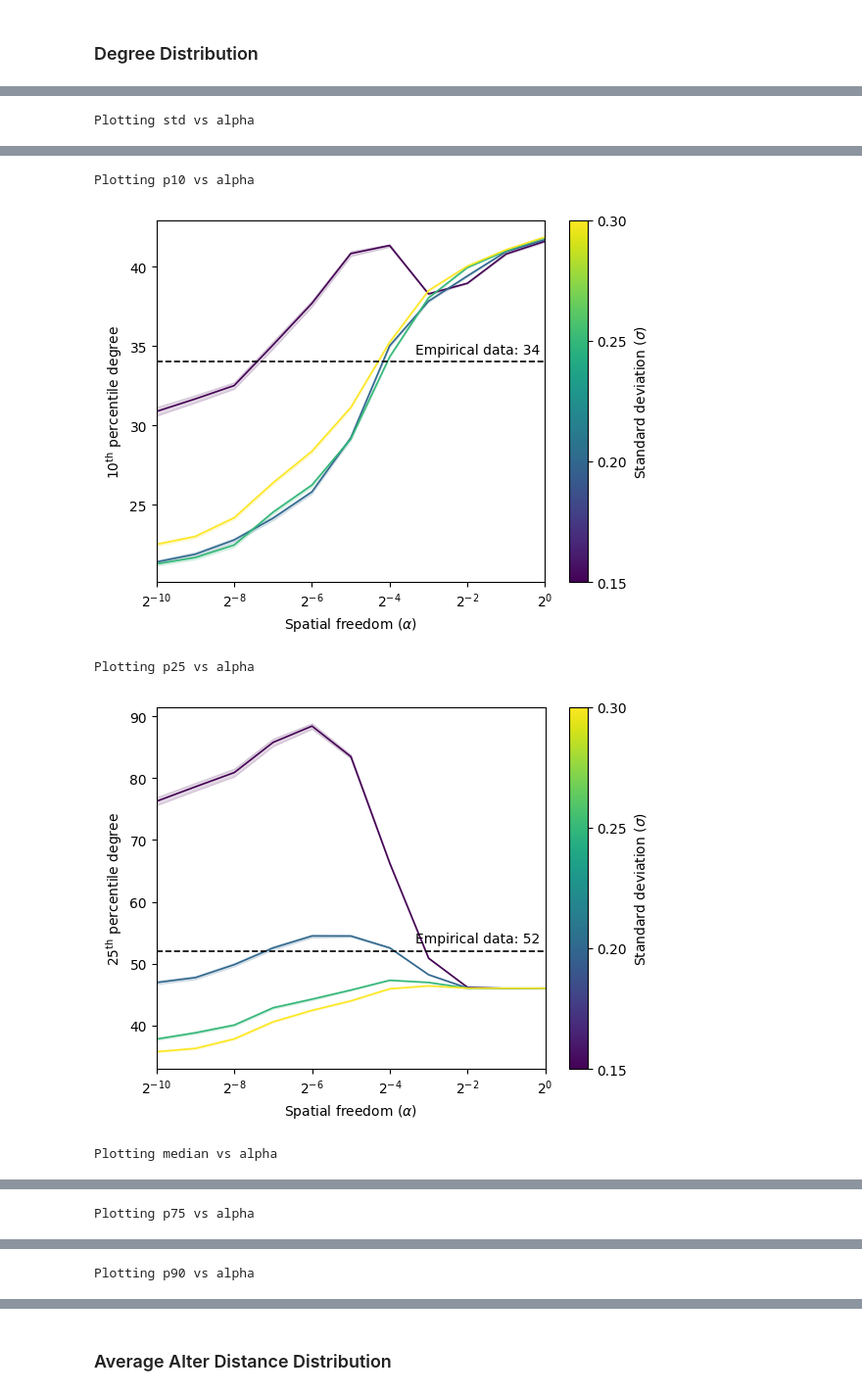
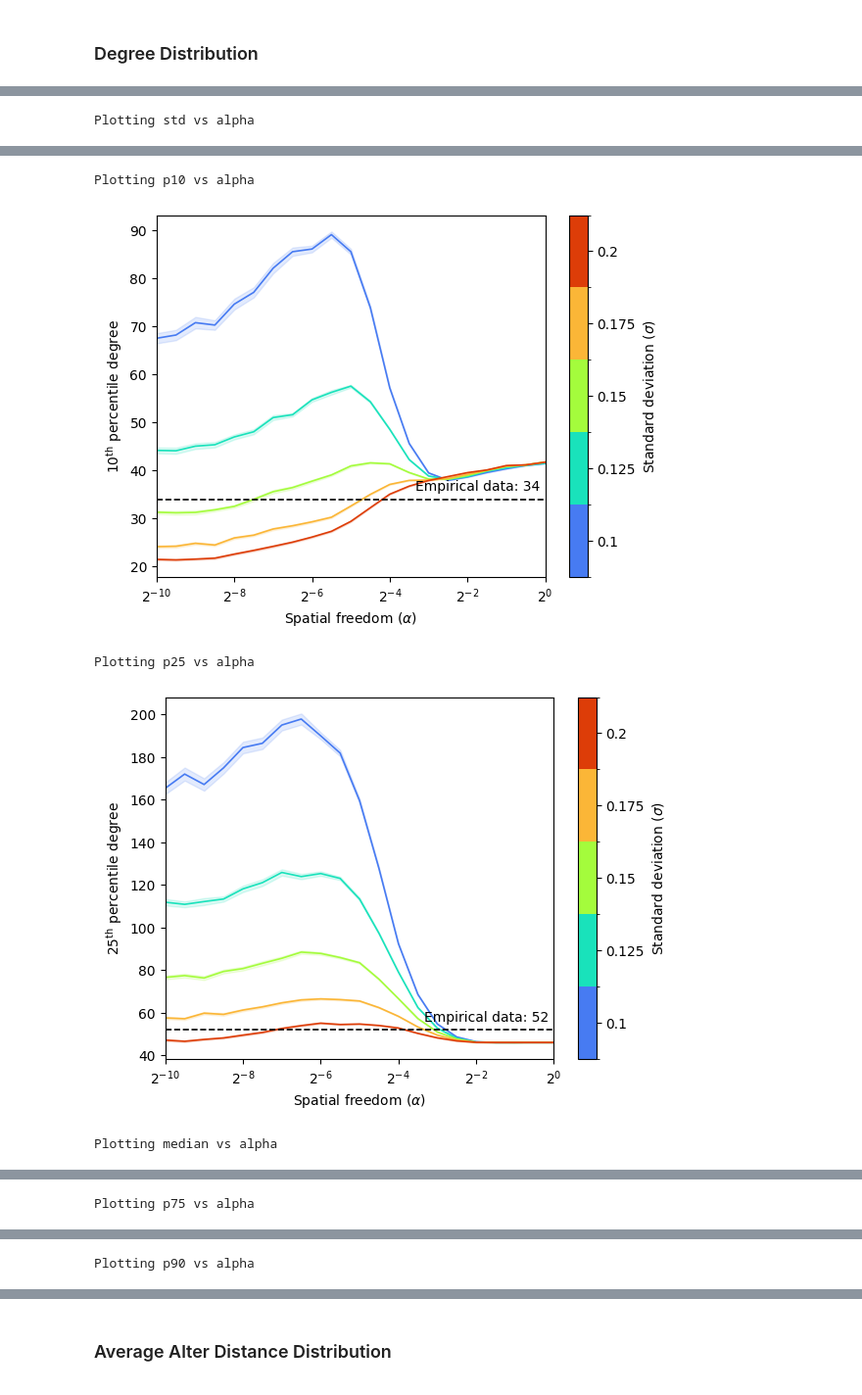
Before and after one commit to IrinaMonaEpure/MARS, a Jupyter notebook: notebooks/fit_alpha_and_std_on_max_degree.ipynb, the cells around one changed output, grey strips where cells are left out. Shown at 98% size. Drawn from its saved outputs; the diff is of its cells as text; code cells hidden in the pictures.

Commit message:
Fitting sigma using MAE and MSE

```diff
--- a/notebooks/fit_alpha_and_std_on_max_degree.ipynb
+++ b/notebooks/fit_alpha_and_std_on_max_degree.ipynb
@@ -9,7 +10,7 @@ from matplotlib.ticker import LogLocator
 ### Degree Distribution
 # %%
 
-summary_path = "../scripts/final_draft_100_degree_distribution_stats.csv"
+summary_path = "../scripts/results_really_final_draft_DEGREE.csv"
 df = pd.read_csv(summary_path)
 # %%
 std_col = "param_0"
@@ -31,12 +32,29 @@ y_labels = [
     r"$75^{\mathrm{th}}$ percentile degree",
     r"$90^{\mathrm{th}}$ percentile degree",
 ]
+sigma_ticks = np.array([0.1, 0.125, 0.15, 0.175, 0.2]) #CHANGE HERE IF NEEDED
+sigma_ticklabels = ["0.1", "0.125", "0.15", "0.175", "0.2"] #CHANGE HERE IF NEEDED
+# %%
+# Sample exactly one color per sigma value.
+sigma_colors = plt.cm.turbo(
+    np.linspace(0.15, 0.85, len(sigma_ticks))
+)
+cmap = ListedColormap(sigma_colors)
+
+# Boundaries halfway between adjacent sigma values.
+sigma_boundaries = np.concatenate([
+    [sigma_ticks[0] - (sigma_ticks[1] - sigma_ticks[0]) / 2],
+    (sigma_ticks[:-1] + sigma_ticks[1:]) / 2,
+    [sigma_ticks[-1] + (sigma_ticks[-1] - sigma_ticks[-2]) / 2],
+])
+
+norm = BoundaryNorm(
+    sigma_boundaries,
+    cmap.N,
+)
 # %%
-cmap = plt.cm.viridis
-norm = Normalize(
-    vmin=std_values.min(),
-    vmax=std_values.max(),
-)
+sm = cm.ScalarMappable(cmap=cmap, norm=norm)
+sm.set_array([])
 
 tick_exponents = np.arange(-10, 1, 2)
 alpha_ticks = 2.0 ** tick_exponents
@@ -110,13 +128,15 @@ for feature, empirical_value, y_label in zip(
     )
     sm.set_array([])
 
-    cbar = fig.colorbar(sm, ax=ax)
+    cbar = fig.colorbar(
+        sm,
+        ax=ax,
+        boundaries=sigma_boundaries,
+        ticks=sigma_ticks,
+        spacing="uniform",
+    )
     cbar.set_label(r"Standard deviation ($\sigma$)")
-    cbar.set_ticks(std_values)
-    cbar.set_ticklabels([
-        f"{std:.2f}"
-        for std in std_values
-    ])
+    cbar.set_ticklabels(sigma_ticklabels)
 
     # Base-2 logarithmic alpha axis.
     ax.set_xscale("log", base=2)
@@ -164,5 +184,5 @@ Plotting std vs alpha
 Plotting p10 vs alpha
-[figure, old version]
+[figure, new version]
 Plotting p25 vs alpha
-[figure, old version]
+[figure, new version]
 Plotting median vs alpha
```
Also changed, not shown: parts of 18 cells of this notebook.
